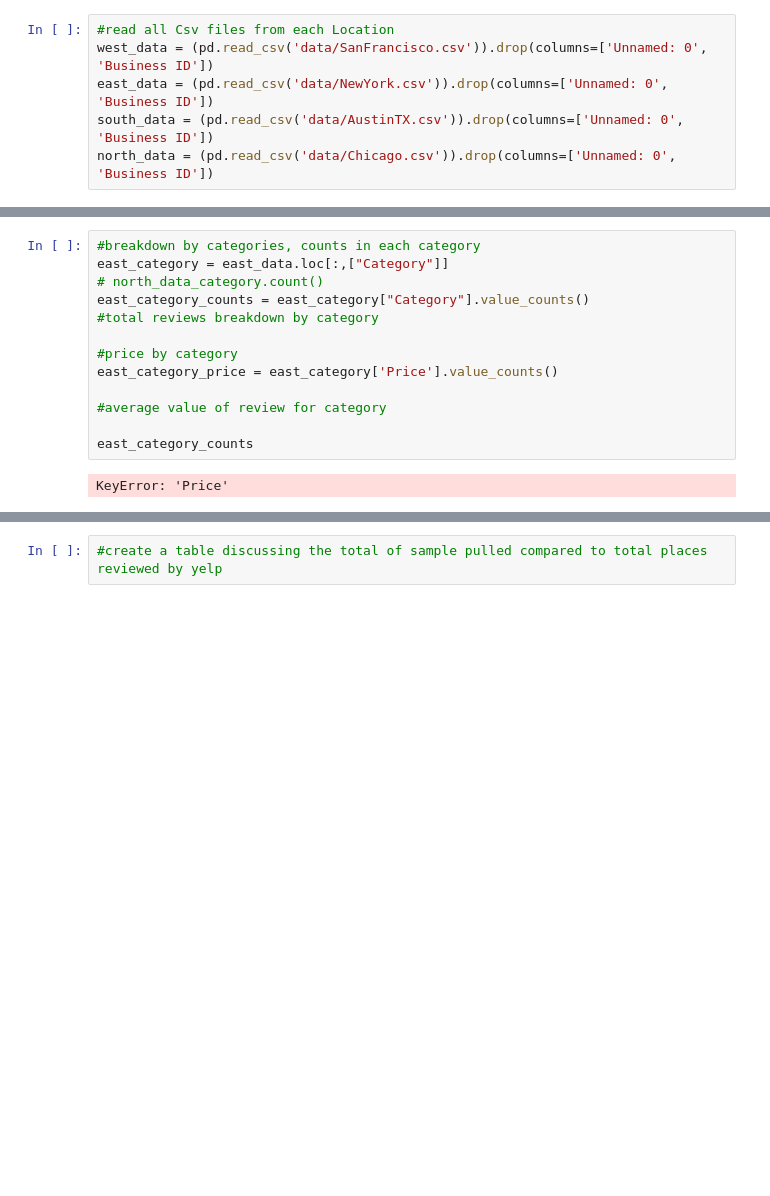
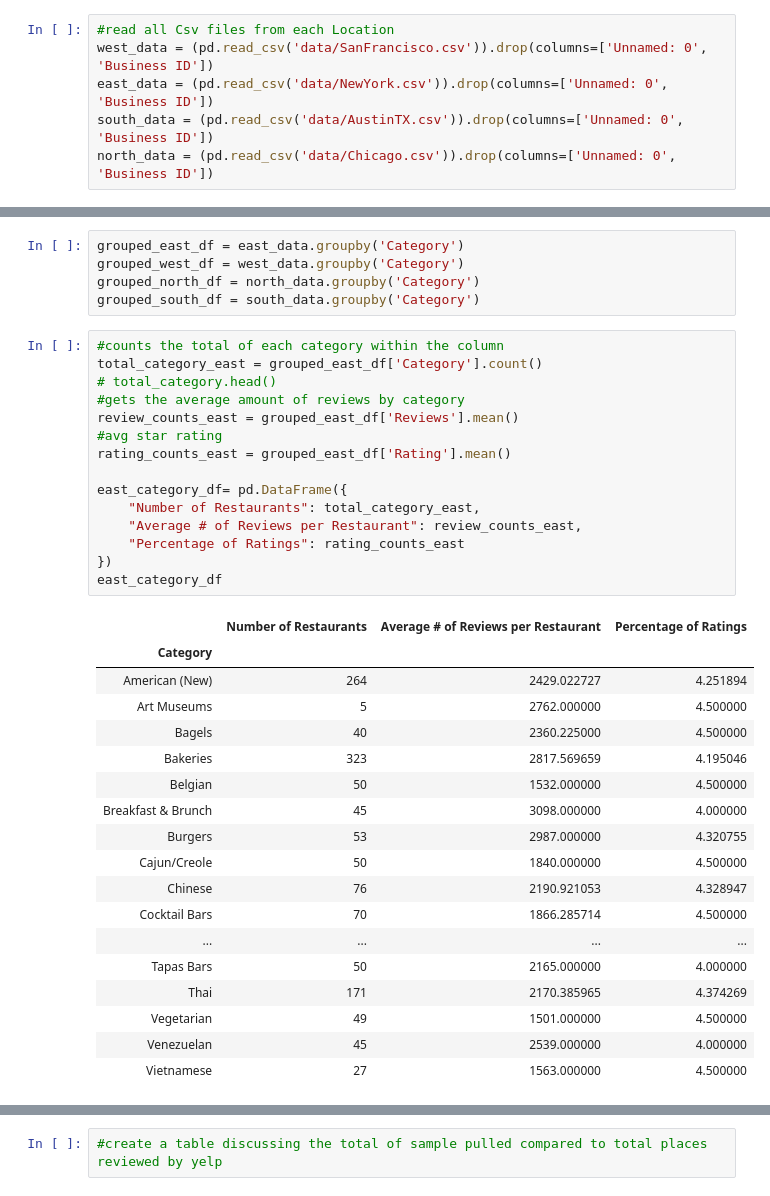
Before and after one commit to elzster/Yelp-Analytics, a Jupyter notebook: Project Master.ipynb, the cells around one changed output, grey strips where cells are left out. Saved outputs shown, nothing was run; the diff lists cells and outputs as text; blank space fills up the shorter version.

Commit message:
Update Project Master.ipynb
Updated tables

```diff
--- a/Project Master.ipynb
+++ b/Project Master.ipynb
@@ -47,15 +47,39 @@ east_data.head()
-# %%
-#breakdown by categories, counts in each category
-east_category = east_data.loc[:,["Category"]]
-# north_data_category.count()
-east_category_counts = east_category["Category"].value_counts()
-#total reviews breakdown by category
-
-#price by category
-east_category_price = east_category['Price'].value_counts()
-
-#average value of review for category
-
-east_category_counts
-# %% [output]
-KeyError: 'Price'
+# %%
+grouped_east_df = east_data.groupby('Category')
+grouped_west_df = west_data.groupby('Category')
+grouped_north_df = north_data.groupby('Category')
+grouped_south_df = south_data.groupby('Category')
+# %%
+#counts the total of each category within the column
+total_category_east = grouped_east_df['Category'].count()
+# total_category.head()
+#gets the average amount of reviews by category
+review_counts_east = grouped_east_df['Reviews'].mean()
+#avg star rating
+rating_counts_east = grouped_east_df['Rating'].mean()
+
+east_category_df= pd.DataFrame({
+    "Number of Restaurants": total_category_east,
+    "Average # of Reviews per Restaurant": review_counts_east,
+    "Percentage of Ratings": rating_counts_east
+})
+east_category_df
+# %% [output]
+|  | Number of Restaurants | Average # of Reviews per Restaurant | Percentage of Ratings |
+| Category |  |  |  |
+| American (New) | 264 | 2429.022727 | 4.251894 |
+| Art Museums | 5 | 2762.000000 | 4.500000 |
+| Bagels | 40 | 2360.225000 | 4.500000 |
+| Bakeries | 323 | 2817.569659 | 4.195046 |
+| Belgian | 50 | 1532.000000 | 4.500000 |
+| Breakfast & Brunch | 45 | 3098.000000 | 4.000000 |
+| Burgers | 53 | 2987.000000 | 4.320755 |
+| Cajun/Creole | 50 | 1840.000000 | 4.500000 |
+| Chinese | 76 | 2190.921053 | 4.328947 |
+| Cocktail Bars | 70 | 1866.285714 | 4.500000 |
+| ... | ... | ... | ... |
+| Tapas Bars | 50 | 2165.000000 | 4.000000 |
+| Thai | 171 | 2170.385965 | 4.374269 |
+| Vegetarian | 49 | 1501.000000 | 4.500000 |
+| Venezuelan | 45 | 2539.000000 | 4.000000 |
+| Vietnamese | 27 | 1563.000000 | 4.500000 |
```
Also changed, not shown: parts of 11 cells of this notebook.
